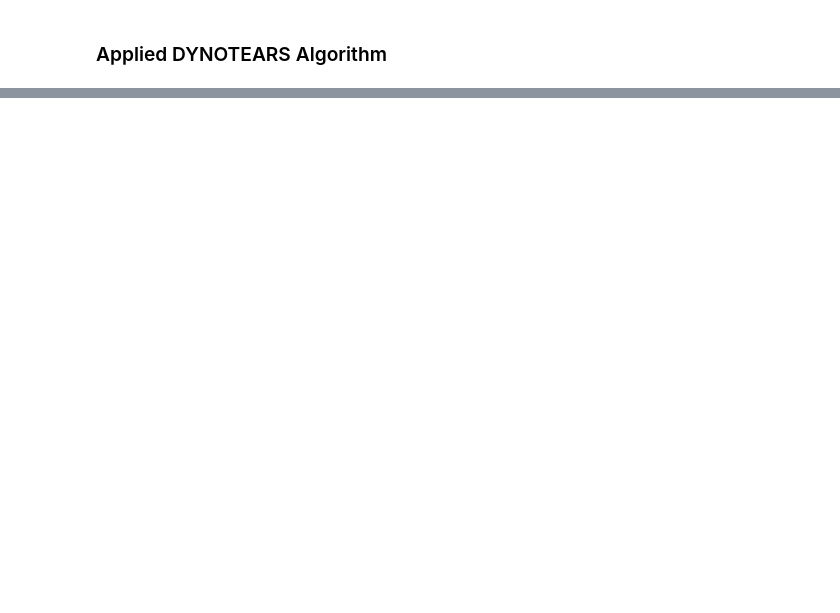
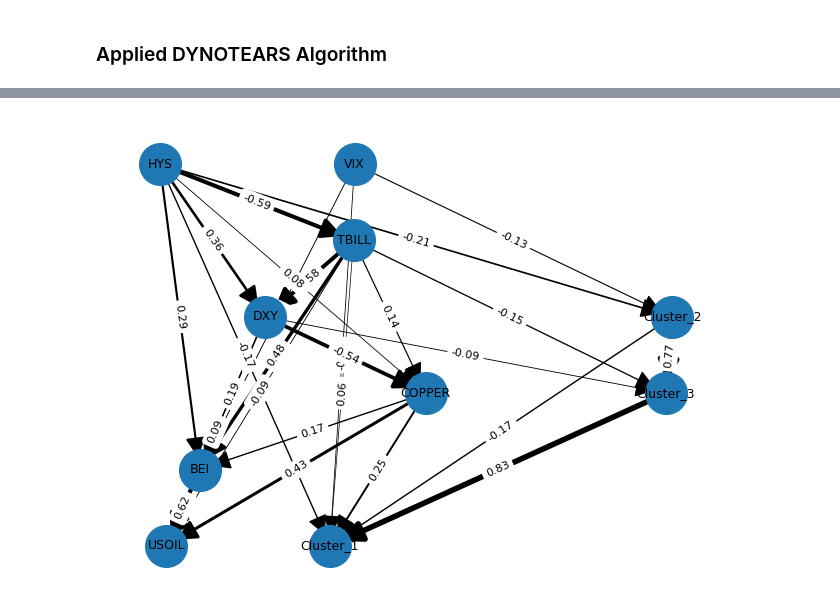
Before and after one commit to Tommylee1013/causal-allocation, a Jupyter notebook: Note/DYNOTEARS.ipynb, the cells around one changed output, grey strips where cells are left out. Cells and saved outputs as stored; diff of their text form; code cells hidden in the pictures; blank space fills up the shorter version.

```diff
--- a/Note/DYNOTEARS.ipynb
+++ b/Note/DYNOTEARS.ipynb
@@ -98,0 +588,21 @@ print(inter_df.sort_values(by='Weight', ascending=False).head(10))
+# %%
+from sklearn.preprocessing import StandardScaler
+from sklearn.ensemble import RandomForestRegressor
+from sklearn.linear_model import LassoCV, LogisticRegressionCV
+from econml.dml import LinearDML, CausalForestDML
+
+def lingam_B_to_dag(B: np.ndarray, var_names: list[str], weight_threshold: float = 1e-8) -> nx.DiGraph:
+    """
+    B[i, j] : (j -> i) 계수라고 가정하는 표준 SEM 표기( x = Bx + e )
+    즉, B[target, source] = weight
+    """
+    G = nx.DiGraph()
+    G.add_nodes_from(var_names)
+
+    p = len(var_names)
+    for target in range(p):
+        for source in range(p):
+            w = B[target, source]
+            if abs(w) > weight_threshold:
+                G.add_edge(var_names[source], var_names[target], weight=float(w))
+    return G
@@ -98,0 +853,12 @@ print(inter_df.sort_values(by='Weight', ascending=False).head(10))
+# %%
+results_df, G0 = automated_dag_dml_pipeline(
+    final_feature_matrix = feature_matrix,
+    B_lingam = B,
+    macro_vars = macro_vars,
+    cluster_vars = cluster_vars,
+    forbid_cluster_to_macro = True,
+    standardize = True,
+    effect_type = "direct",      # 또는 "direct"
+    final_model = "forest",     # "linear"도 가능
+    random_state = 0,
+)
@@ -98,0 +940,8 @@ print(inter_df.sort_values(by='Weight', ascending=False).head(10))
+# %%
+plot_treeish(
+    G0,
+    figsize = (8, 6),
+    arrowsize = 30
+)
+# %% [output]
+[figure, added]
```
Also changed, not shown: parts of 42 cells of this notebook, 3 other files.
